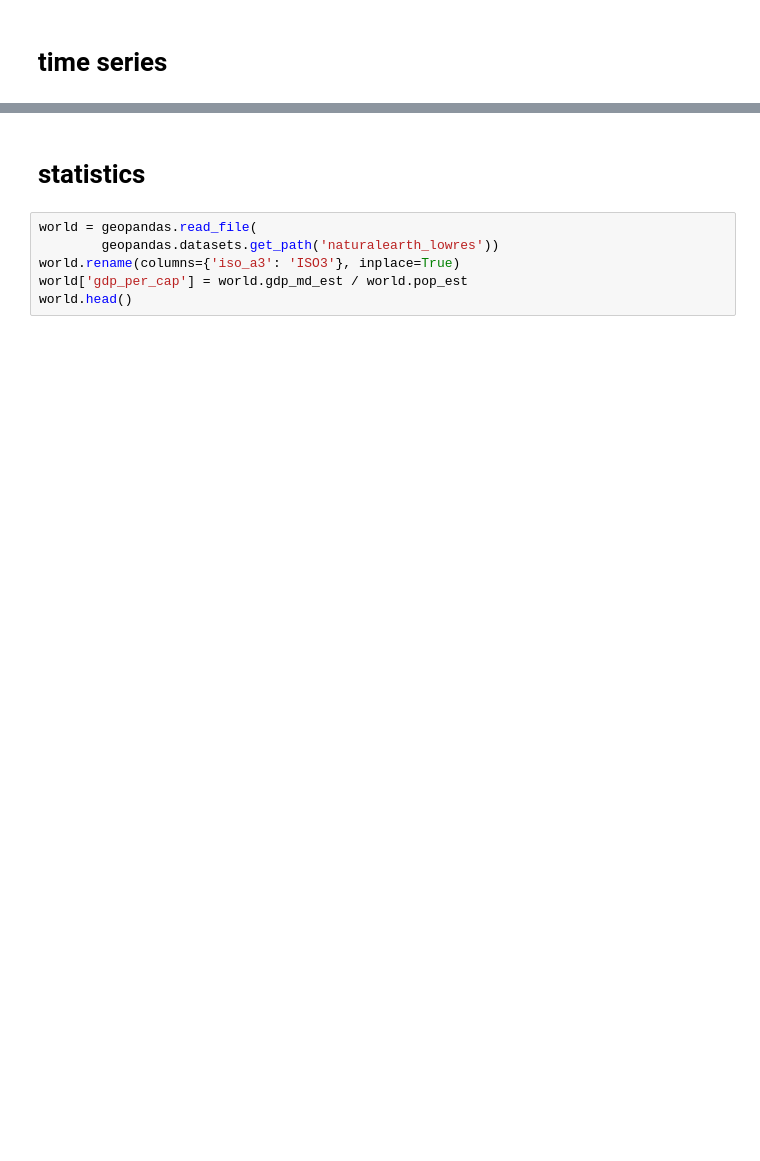
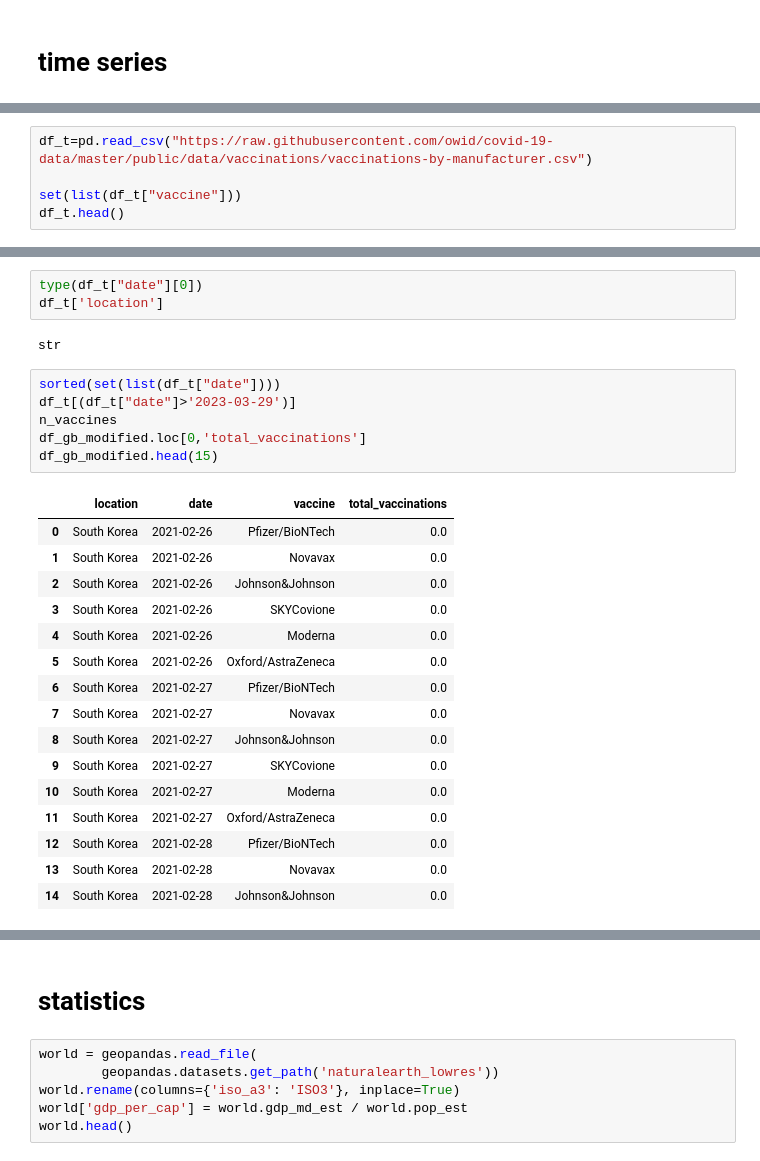
Before and after one commit to jchen056/COVID19_visualization, a Jupyter notebook: dashboard .ipynb, the cells around one changed output, grey strips where cells are left out. Drawn from its saved outputs; the diff is of its cells as text; blank space fills up the shorter version.

```diff
--- a/dashboard .ipynb
+++ b/dashboard .ipynb
@@ -16,3 +96,8 @@ df.head()
 | 2 | Argentina | 2020-12-29 00:00:00 | Sinopharm/Beijing | 1 | 0.73 | 0.68 | ... |
 | 3 | Argentina | 2020-12-29 00:00:00 | Sputnik V | 20488 | 18848.96 | 17619.68 | ... |
 | 4 | Argentina | 2020-12-30 00:00:00 | Sputnik V | 40590 | 37342.8 | 34907.4 | ... |
+# %%
+df_t=pd.read_csv("https://raw.githubusercontent.com/owid/covid-19-data/master/public/data/vaccinations/vaccinations-by-manufacturer.csv")
+
+set(list(df_t["vaccine"]))
+df_t.head()
@@ -18,0 +111,28 @@ df.head()
+# %%
+type(df_t["date"][0])
+df_t['location']
+# %% [output]
+str
+# %%
+sorted(set(list(df_t["date"])))
+df_t[(df_t["date"]>'2023-03-29')]
+n_vaccines
+df_gb_modified.loc[0,'total_vaccinations']
+df_gb_modified.head(15)
+# %% [output]
+|  | location | date | vaccine | total_vaccinations |
+| 0 | South Korea | 2021-02-26 | Pfizer/BioNTech | 0.0 |
+| 1 | South Korea | 2021-02-26 | Novavax | 0.0 |
+| 2 | South Korea | 2021-02-26 | Johnson&Johnson | 0.0 |
+| 3 | South Korea | 2021-02-26 | SKYCovione | 0.0 |
+| 4 | South Korea | 2021-02-26 | Moderna | 0.0 |
+| 5 | South Korea | 2021-02-26 | Oxford/AstraZeneca | 0.0 |
+| 6 | South Korea | 2021-02-27 | Pfizer/BioNTech | 0.0 |
+| 7 | South Korea | 2021-02-27 | Novavax | 0.0 |
+| 8 | South Korea | 2021-02-27 | Johnson&Johnson | 0.0 |
+| 9 | South Korea | 2021-02-27 | SKYCovione | 0.0 |
+| 10 | South Korea | 2021-02-27 | Moderna | 0.0 |
+| 11 | South Korea | 2021-02-27 | Oxford/AstraZeneca | 0.0 |
+| 12 | South Korea | 2021-02-28 | Pfizer/BioNTech | 0.0 |
+| 13 | South Korea | 2021-02-28 | Novavax | 0.0 |
+| 14 | South Korea | 2021-02-28 | Johnson&Johnson | 0.0 |
```
Also changed, not shown: parts of 15 cells of this notebook, 10 other files.
